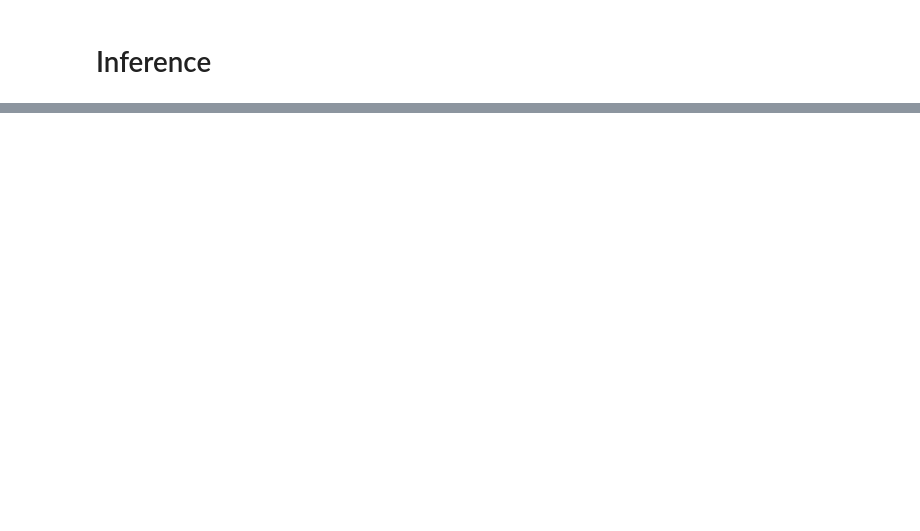
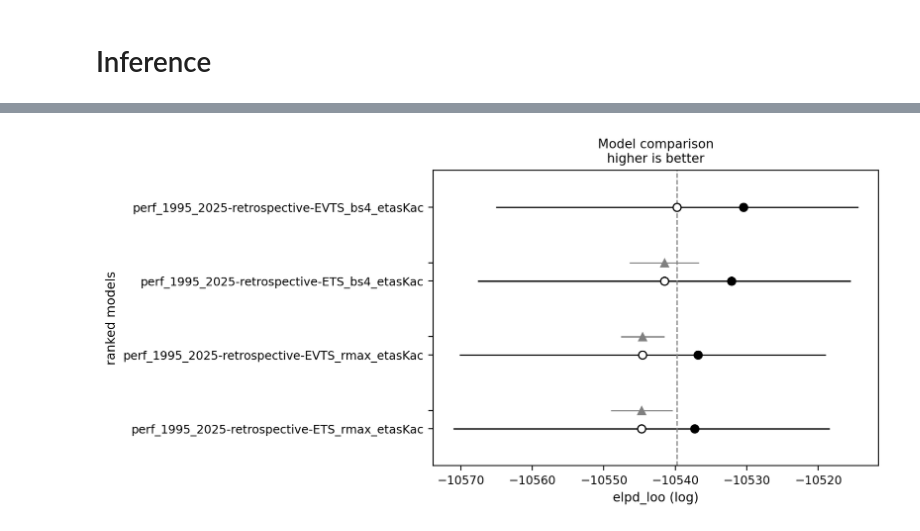
Before and after one commit to hakraai/paper_performance, a Jupyter notebook: notebooks/03_model_calibration.ipynb, the cells around one changed output, grey strips where cells are left out. Cells and saved outputs as stored; diff of their text form; code cells hidden in the pictures; blank space fills up the shorter version.

```diff
--- a/notebooks/03_model_calibration.ipynb
+++ b/notebooks/03_model_calibration.ipynb
@@ -34,9 +33,9 @@ model_specs_file = path / f"model_specs-{scenario}.yaml"
 # %% [markdown]
 An inference dataset prepares the data of a data scenario into a compact format that is ready for inference.
 # %%
-def get_inference_data(path, scenario, perspective, model):
+def get_inference_data(path, experiment, perspective, model):
     ids = xr.open_dataset(
-        path / f"model_data-{scenario}-{perspective}-{model}.h5",
+        path / f"model_data-{experiment}-{perspective}-{model}.h5",
         decode_timedelta=False,
         engine="h5netcdf",
     )
@@ -44,8 +43,8 @@ def get_inference_data(path, scenario, perspective, model):
         ids = ids.set_xindex(["bernstein_degree", "bernstein_index"])
     return ids
 # %%
-def get_idata_path(scenario, perspective, model):
-    return path / f"model_calibration-{scenario}-{perspective}-{model}.h5"
+def get_idata_path(path, experiment, perspective, model):
+    return path / f"model_calibration-{experiment}-{perspective}-{model}.h5"
 # %% [markdown]
 # Model definitions
 # %%
@@ -154,24 +181,30 @@ for k, pymc_model in tqdm(model_specs.items()):
 # %%
-result_collection = {}
 for k, specs in tqdm(model_collection.items()):
     tqdm.write(f"\n{k}")
+    # split k into scenario, perspective, model
+    experiment, perspective, model = k.split("-")
+    idata_path = get_idata_path(path, experiment, perspective, model)
+
+    if k in result_collection:
+        tqdm.write(f"model {k} already sampled - skipping")
+        # idata = result_collection[k]
+        # idata.attrs.update(attribute_collection[k])
+        # result_collection[k] = idata
+        # idata.to_netcdf(idata_path)
+        continue
+
     frozen_model = freeze_dims_and_data(specs)
     with frozen_model:
-        model = k
-        name = f"{scenario}-{perspective}-{model}"
         if len(specs.discrete_value_vars) == 0:
             nuts_sampler = "blackjax"
         else:
             nuts_sampler = "pymc"
-        if name in result_collection:
-            tqdm.write(f"model {name} already sampled - skipping")
-            continue
         tqdm.write(f"nuts_sampler: {nuts_sampler}")
-        idata_path = get_idata_path(scenario, perspective, name)
         if idata_path.exists():
             tqdm.write(f"file {idata_path.as_posix()} exists - remove to overwrite")
-            result_collection[name] = az.from_netcdf(idata_path)
-            continue
+            idata = az.from_netcdf(idata_path).load()
+            # idata.close()
+            # idata_path.unlink()
         else:
             rng = np.random.default_rng(RANDOM_SEED)
             try:
@@ -185,7 +218,9 @@ for k, specs in tqdm(model_collection.items()):
                     nuts_sampler=nuts_sampler,
                 )
                 display(az.summary(idata))
-                result_collection[name] = idata
+                idata.attrs.update(attribute_collection[k])
                 idata.to_netcdf(idata_path)
             except Exception as e:
                 tqdm.write(f"error: {e}\n")
+
+        result_collection[k] = idata
@@ -192,4 +245,9 @@ for k, specs in tqdm(model_collection.items()):
 # %%
-azc = az.compare(result_collection, ic="loo", var_name="XT")
+azc = az.compare(
+    {k: v for k, v in result_collection.items() if "retrospective" in k},
+    ic="loo",
+    var_name="XT",
+)
 az.plot_compare(azc, insample_dev=True, plot_ic_diff=True)
 azc
+# %% [output]
@@ -195,0 +259 @@ azc
+[figure, added]
```
Also changed, not shown: parts of 5 cells of this notebook, 9 other files.
